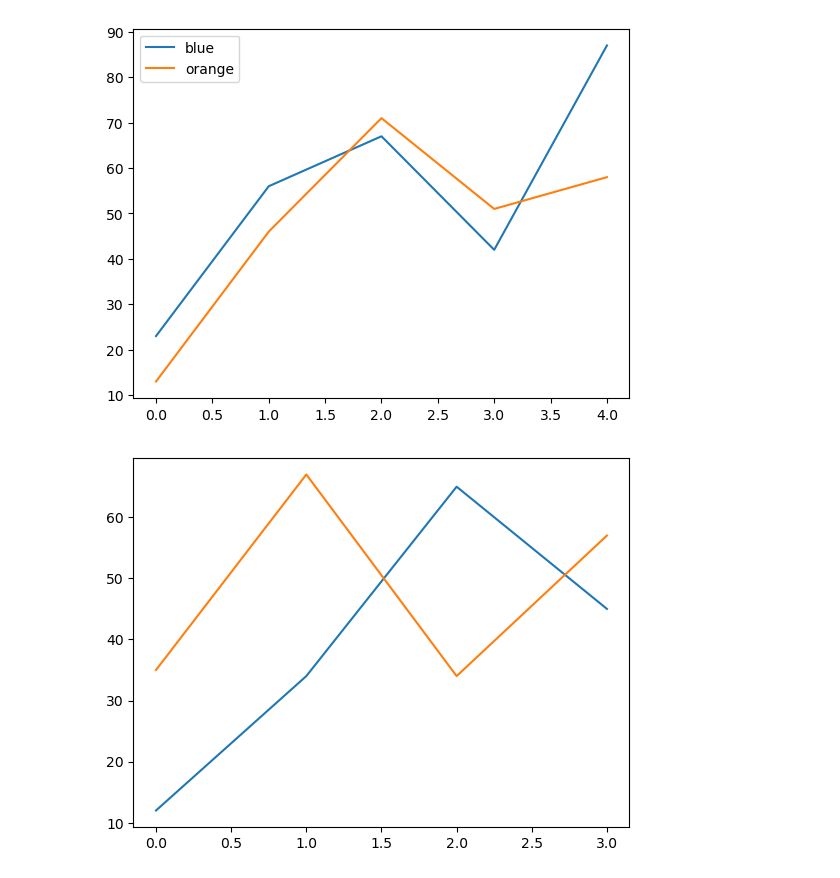
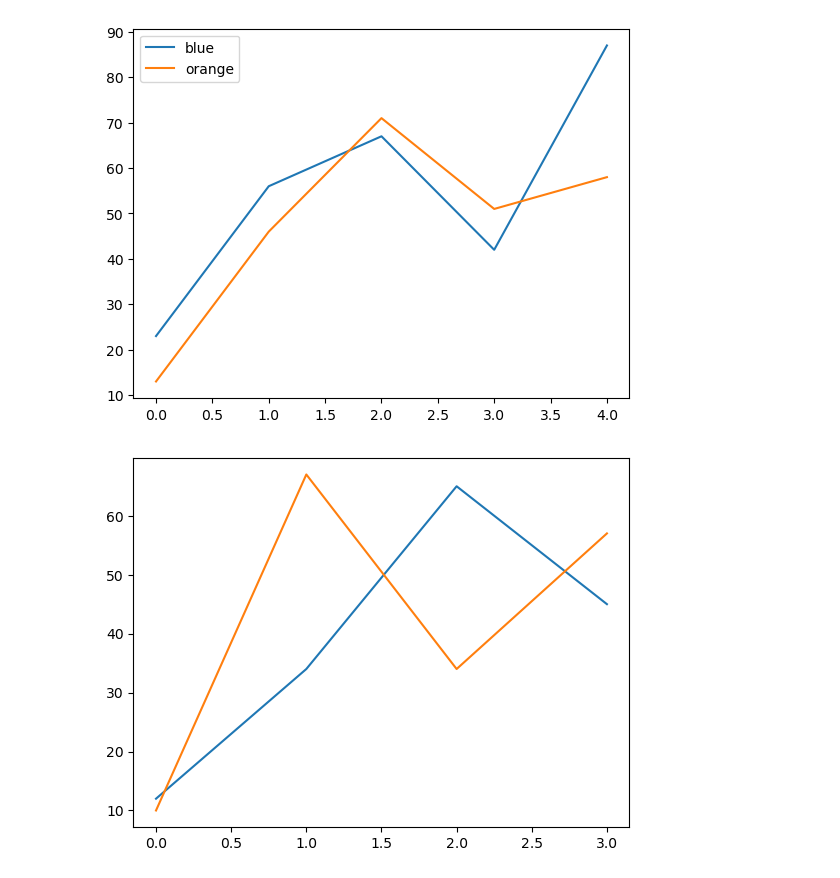
Before and after one commit to KgManuel09/-GitHub, a Jupyter notebook: matolib.pyplot guide.ipynb, the cells around one changed output. Saved outputs shown, nothing was run; the diff lists cells and outputs as text; code cells hidden in the pictures.

```diff
--- a/matolib.pyplot guide.ipynb
+++ b/matolib.pyplot guide.ipynb
@@ -71,18 +71,18 @@ plt.show()
 # %%
 # use numpy
 
 import matplotlib.pyplot as plt
 
 import numpy as np
 
 x = np.array([12, 34, 65, 45])
 
-y = np.array([35, 67, 34, 57])
+y = np.array([10, 67, 34, 57])
 
 plt.plot(x)
 
 plt.plot(y)
 
 plt.show()
 # %% [output]
-[figure, old version]
+[figure, new version]
```
Also changed, not shown: parts of 2 cells of this notebook.
